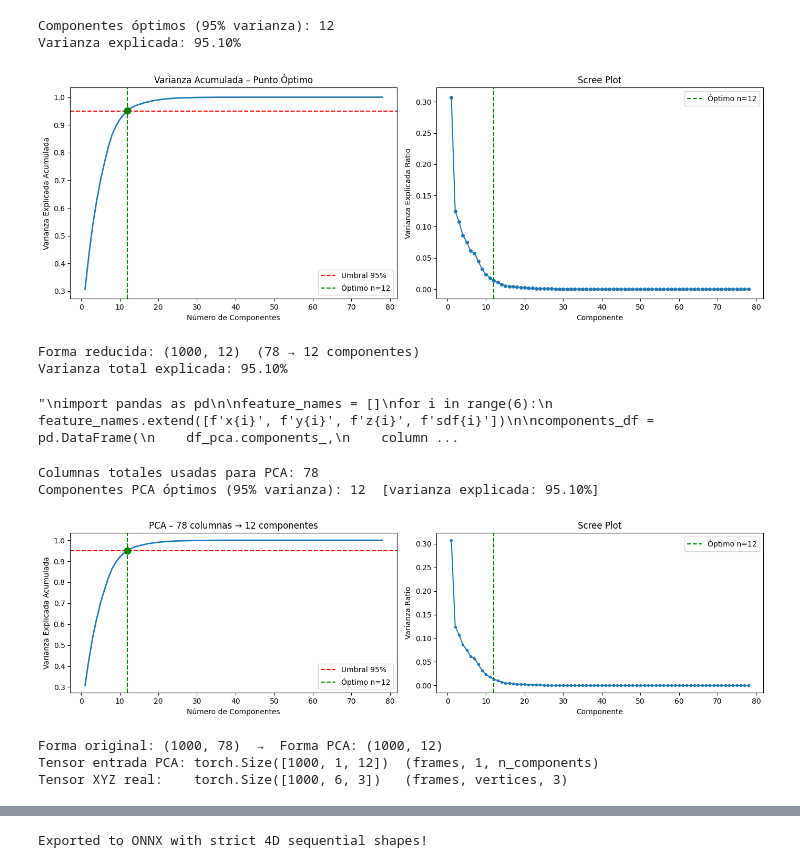
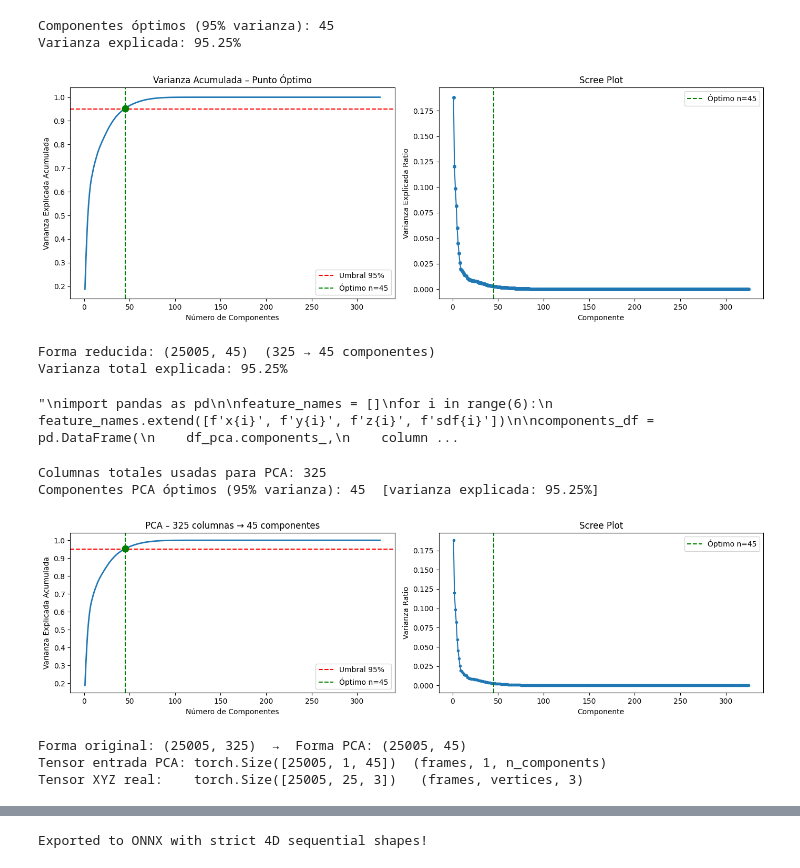
Before and after one commit to mikeletzu/TFG_FisicaOptim, a Jupyter notebook: Entrenamiento/rnn02_PCA.ipynb, the cells around one changed output, grey strips where cells are left out. Drawn from its saved outputs; the diff is of its cells as text; code cells hidden in the pictures.

```diff
--- a/Entrenamiento/rnn02_PCA.ipynb
+++ b/Entrenamiento/rnn02_PCA.ipynb
@@ -6,7 +6,7 @@ from sklearn.preprocessing import StandardScaler
 import matplotlib.pyplot as plt
 
 # Cargar datos
-df = pd.read_csv('data/clothDataset_36_.csv')
+df = pd.read_csv('data/clothDataset_71_.csv')
 
 df = df.drop(columns=['frame'])
 
@@ -34,38 +34,38 @@ fig, axes = plt.subplots(1, 2, figsize=(14, 5))
 
 # Curva acumulada
 axes[0].plot(range(1, len(cumulative_variance) + 1), cumulative_variance, linewidth=2)
 axes[0].axhline(y=0.95, color='r', linestyle='--', label='Umbral 95%')
 axes[0].axvline(x=optimal_n, color='g', linestyle='--', label=f'Óptimo n={optimal_n}')
 axes[0].scatter([optimal_n], [cumulative_variance[optimal_n - 1]], color='g', zorder=5, s=80)
 axes[0].set_xlabel('Número de Componentes')
 axes[0].set_ylabel('Varianza Explicada Acumulada')
 axes[0].set_title('Varianza Acumulada – Punto Óptimo')
 axes[0].legend()
 
 # Scree plot (varianza individual)
 axes[1].plot(range(1, len(pca_full.explained_variance_ratio_) + 1),
              pca_full.explained_variance_ratio_, 'o-', markersize=4)
 axes[1].axvline(x=optimal_n, color='g', linestyle='--', label=f'Óptimo n={optimal_n}')
 axes[1].set_xlabel('Componente')
 axes[1].set_ylabel('Varianza Explicada Ratio')
 axes[1].set_title('Scree Plot')
 axes[1].legend()
 
 plt.tight_layout()
 plt.show()
 
 # ── Step 3: Aplicar PCA con el número óptimo ──
 pca = PCA(n_components=optimal_n)
 df_pca = pca.fit_transform(df_scaled)
 
 print(f"\nForma reducida: {df_pca.shape}  ({df_scaled.shape[1]} → {optimal_n} componentes)")
 print(f"Varianza total explicada: {sum(pca.explained_variance_ratio_):.2%}")
 # %% [output]
-Componentes óptimos (95% varianza): 12
-Varianza explicada: 95.10%
+Componentes óptimos (95% varianza): 45
+Varianza explicada: 95.25%
-[figure, old version]
+[figure, new version]
-Forma reducida: (1000, 12)  (78 → 12 componentes)
-Varianza total explicada: 95.10%
+Forma reducida: (25005, 45)  (325 → 45 componentes)
+Varianza total explicada: 95.25%
 # %%
 # Ver qué features dominan cada componente
 # SOLO SI PCA CN 4 FEATURES
@@ -94,7 +94,7 @@ import torch
 from torch.utils.data import Dataset, DataLoader
 
 num_frames   = df.shape[0]
-num_vertices = 6
+num_vertices = 25
 #num_features = 4  # x, y, z, sdf por vértice
 
 # 3. Datos en 2D para PCA: (frames, vertices * features) = (N, 24)
@@ -165,12 +165,12 @@ data_tensor  = torch.tensor(data_pca_3d, dtype=torch.float32)
 print(f"Tensor entrada PCA: {data_tensor.shape}  (frames, 1, n_components)")
 print(f"Tensor XYZ real:    {xyz_tensor.shape}   (frames, vertices, 3)")
 # %% [output]
-Columnas totales usadas para PCA: 78
-Componentes PCA óptimos (95% varianza): 12  [varianza explicada: 95.10%]
+Columnas totales usadas para PCA: 325
+Componentes PCA óptimos (95% varianza): 45  [varianza explicada: 95.25%]
-[figure, old version]
+[figure, new version]
-Forma original: (1000, 78)  →  Forma PCA: (1000, 12)
-Tensor entrada PCA: torch.Size([1000, 1, 12])  (frames, 1, n_components)
-Tensor XYZ real:    torch.Size([1000, 6, 3])   (frames, vertices, 3)
+Forma original: (25005, 325)  →  Forma PCA: (25005, 45)
+Tensor entrada PCA: torch.Size([25005, 1, 45])  (frames, 1, n_components)
+Tensor XYZ real:    torch.Size([25005, 25, 3])   (frames, vertices, 3)
 # %%
 class ClothSequenceDataset(Dataset):
     def __init__(self, pca_frames, xyz_frames, seq_len=5):
```
Also changed, not shown: parts of 6 cells of this notebook, 25 other files.
